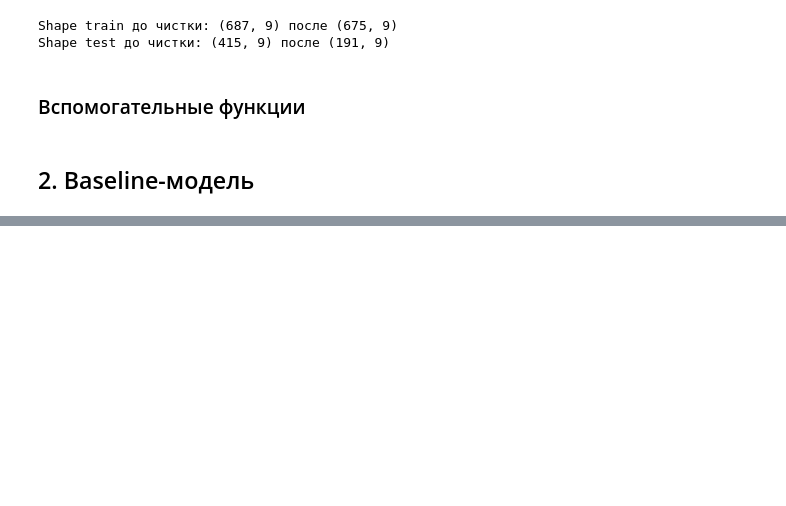
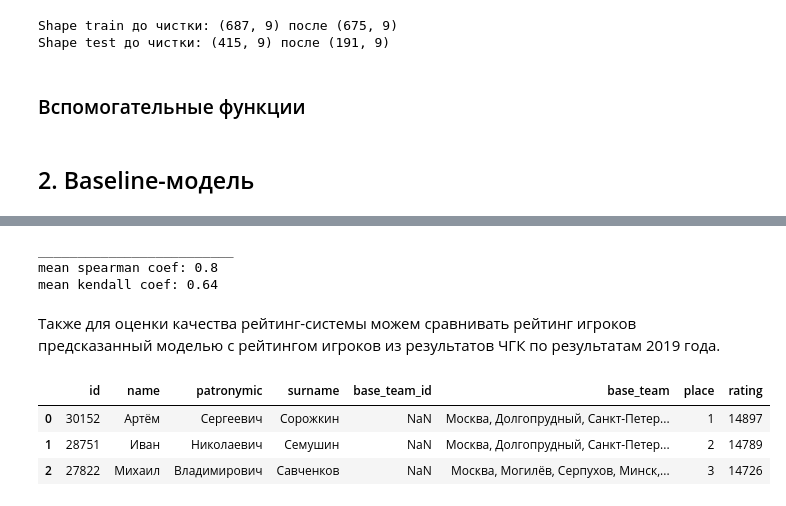
Before and after one commit to robertspb/adv-ml2, a Jupyter notebook: hw_2.ipynb, the cells around one changed output, grey strips where cells are left out. Cells and saved outputs as stored; diff of their text form; code cells hidden in the pictures; blank space fills up the shorter version.

```diff
--- a/hw_2.ipynb
+++ b/hw_2.ipynb
@@ -82,0 +231,12 @@ def create_matrix(tournaments: pd.DataFrame):
+# %%
+skills = model.coef_[0][0:len(sorted_players)]
+spearman_coefs, kendal_coefs = get_coefs(test_tournaments_results, players_indexes, skills)
+print('_________________________')
+print('mean spearman coef:', round(np.mean(spearman_coefs), 2))
+print('mean kendall coef:', round(np.mean(kendal_coefs), 2))
+# %% [output]
+_________________________
+mean spearman coef: 0.8
+mean kendall coef: 0.64
+# %% [markdown]
+Также для оценки качества рейтинг-системы можем сравнивать рейтинг игроков предсказанный моделью с рейтингом игроков из результатов ЧГК по результатам 2019 года.
@@ -82,0 +249,7 @@ def create_matrix(tournaments: pd.DataFrame):
+# %%
+players_rating.head(3)
+# %% [output]
+|  | id | name | patronymic | surname | base_team_id | base_team | place | rating |
+| 0 | 30152 | Артём | Сергеевич | Сорожкин | NaN | Москва, Долгопрудный, Санкт-Петер... | 1 | 14897 |
+| 1 | 28751 | Иван | Николаевич | Семушин | NaN | Москва, Долгопрудный, Санкт-Петер... | 2 | 14789 |
+| 2 | 27822 | Михаил | Владимирович | Савченков | NaN | Москва, Могилёв, Серпухов, Минск,... | 3 | 14726 |
```
Also changed, not shown: parts of 22 cells of this notebook.
